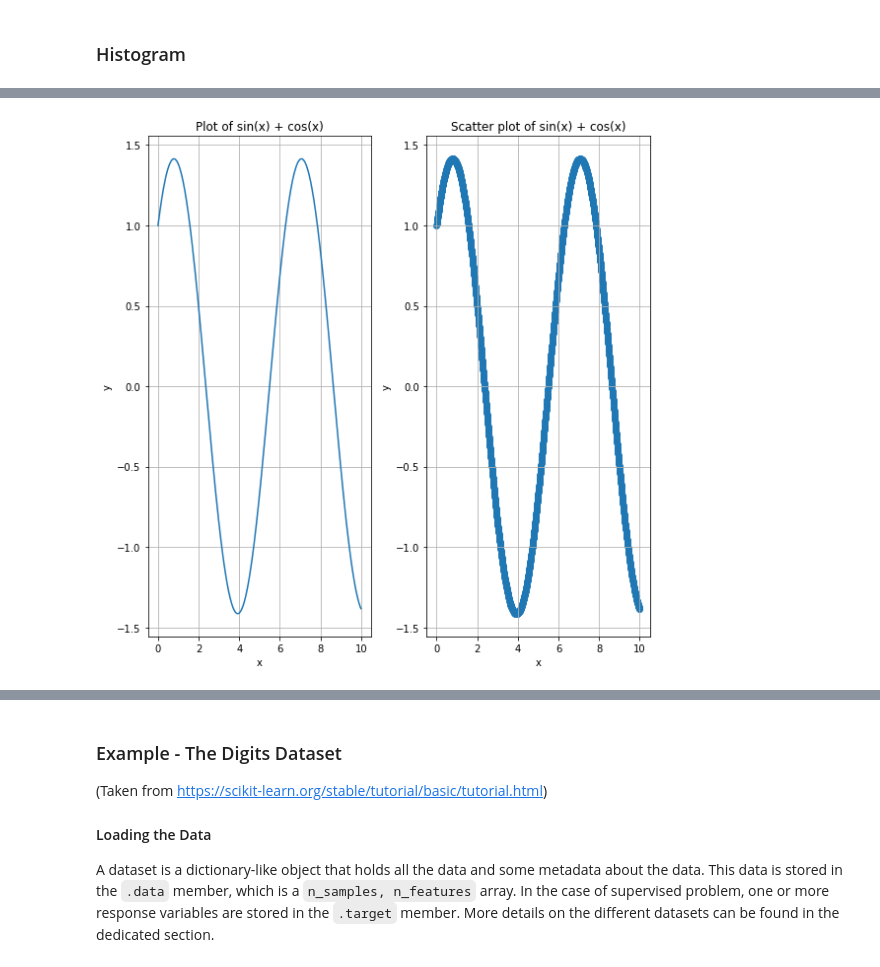
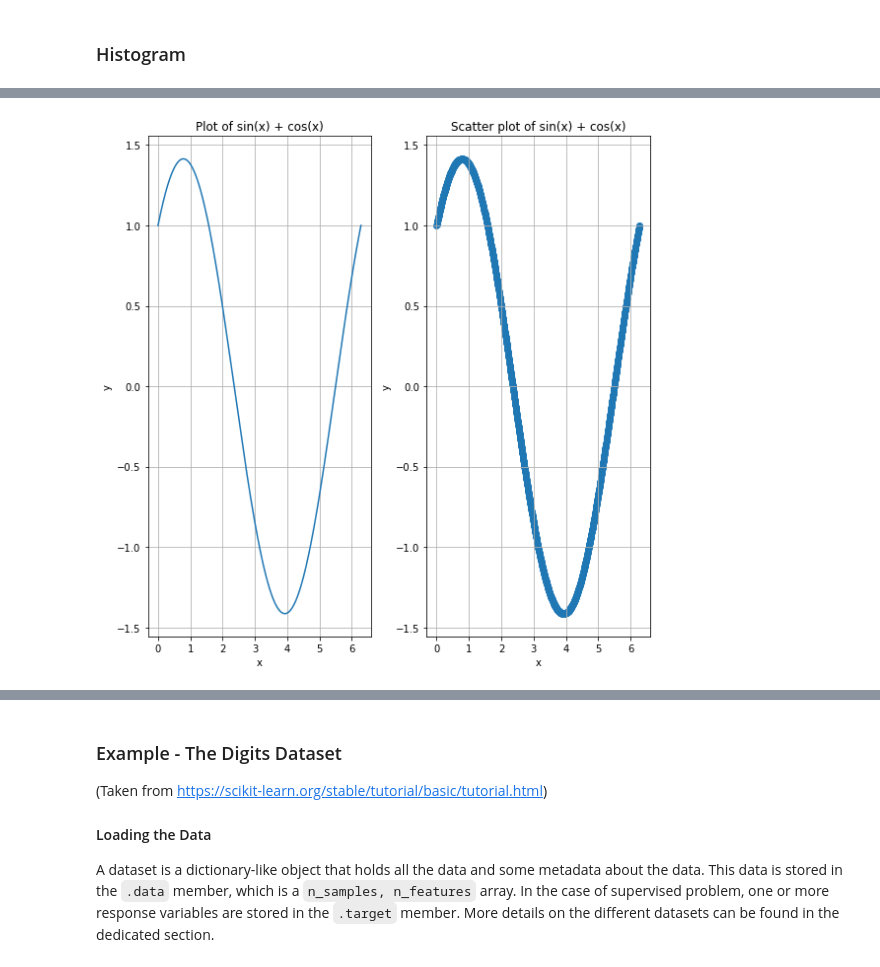
Before and after one commit to ynahum/cv_hw, a Jupyter notebook: wet0/ee046746_hw0_207734088_034462796.ipynb, the cells around one changed output, grey strips where cells are left out. Drawn from its saved outputs; the diff is of its cells as text; code cells hidden in the pictures.

```diff
--- a/wet0/ee046746_hw0_207734088_034462796.ipynb
+++ b/wet0/ee046746_hw0_207734088_034462796.ipynb
@@ -459,26 +463,26 @@ Create 1000 values using `linspace` and plot $sin(x) + cos(x)$ both as `plot` an
 # %%
 """
 Your Code Here
 """
-x = np.linspace(0,10,1000)
+x = np.linspace(0,2 * np.pi,1000)
 y = np.sin(x) + np.cos(x)
 plt.figure(figsize = (8,8))
 plt.subplot(1,2,1)
 plt.plot(x,y)
 plt.xlabel('x')
 plt.ylabel('y')
 plt.title('Plot of sin(x) + cos(x)')
 plt.grid()
 plt.subplot(1,2,2)
 plt.scatter(x,y)
 plt.xlabel('x')
 plt.ylabel('y')
 plt.title('Scatter plot of sin(x) + cos(x)')
 plt.grid()
 
 plt.tight_layout()
 # %% [output]
-[figure, old version]
+[figure, new version]
 # %% [markdown]
 ## <img src="https://img.icons8.com/cotton/64/000000/artificial-intelligence.png" style="height:50px;display:inline"> Scikit-Learn
 ---
```
Also changed, not shown: parts of 12 cells of this notebook.
